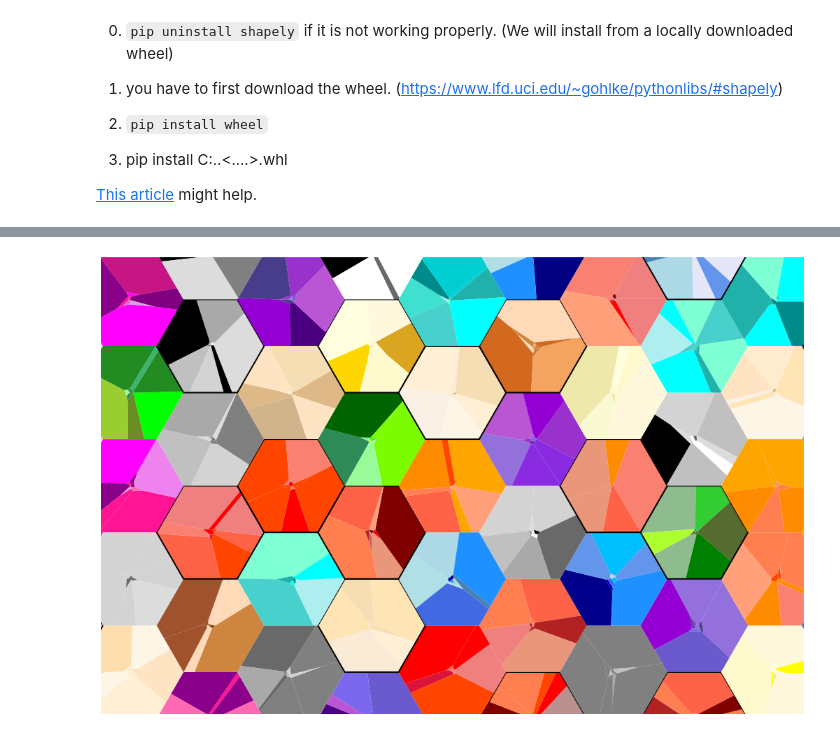
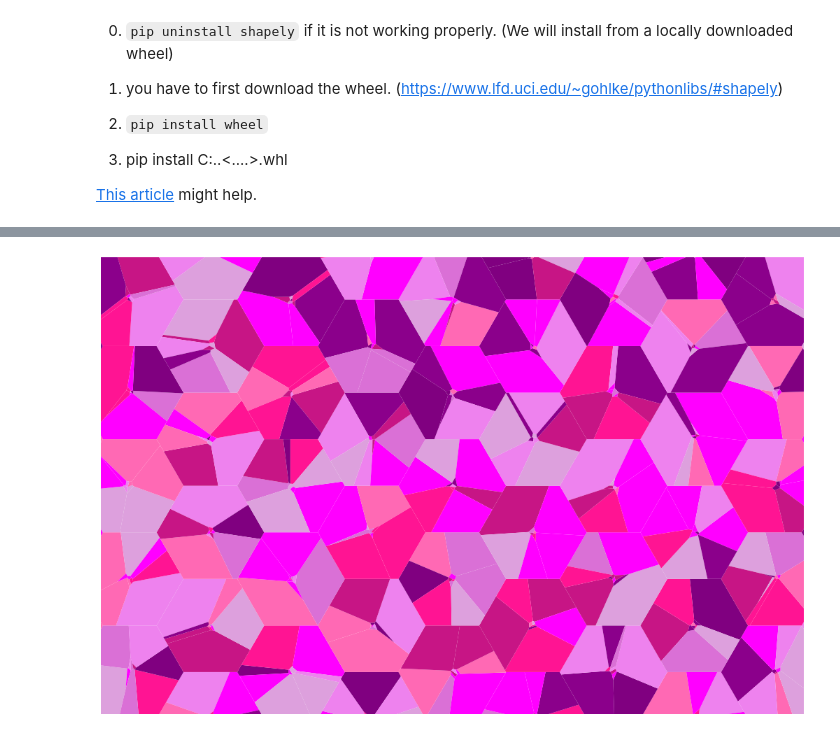
Before and after one commit to Ram-N/hexagons, a Jupyter notebook: 15.0_Example_Voronoi_Hexagons.ipynb, the cells around one changed output, grey strips where cells are left out. Cells and saved outputs as stored; diff of their text form; code cells hidden in the pictures.

```diff
--- a/15.0_Example_Voronoi_Hexagons.ipynb
+++ b/15.0_Example_Voronoi_Hexagons.ipynb
@@ -31,7 +37,7 @@ def hex_cookie_cutter(h, type='voronoi', hex_color_list=None):
     points = []
     for _ in range(10):
         interior_size=0.3
-        theta_offset = np.random.randint(9) * 10
+        theta_offset = np.random.randint(18) * 5
         dist = np.random.random() * interior_size
         i = np.random.randint(6)
         points.append( h.get_points_center_rtheta(dist, theta_offset, index=i)[0])
@@ -65,9 +71,3 @@ def hex_cookie_cutter(h, type='voronoi', hex_color_list=None):
                  #fc=get_random_color()
                  fc=get_rnd_color_from_family(hex_color_list)
                 )
-
-
-size=3
-h = Hex(10, 8, size=size)
-cookie_cutter_voronoi(h)
-plt.axis('scaled')
@@ -85,46 +82,36 @@ def main():
     bg_color = 'white'
     fc_bg = bg_color
     fig.patch.set_facecolor(fc_bg)
 
     size=2
     num_rows, num_cols = 14, 8
     hg = HexGrid(num_rows, num_cols, size, flat=True)
 
-
-    n=2
-    two_fams = get_n_random_color_families(n)
-#    logging.info(f'{n} color families chosen')
-#    logging.info(print_color_family_names(two_fams))
-
-    rndst = 98
-    rng = np.random.default_rng()
+    single_fam = get_rnd_family()
+    single_fam = PINKS
     for h in hg.hlist:
-
-        small_v_colors = get_random_color(6, low=100, high=120)
-        big_v_colors = get_random_color(6, low=rndst, high=rndst+13)
-
-        hex_cookie_cutter(h, hex_color_list=get_rnd_family()) # small_v_colors, big_v_colors, spoke_colors='red')
-        if np.random.random() < 0.25:
-            h.render(fill=None, lw=2)
+        hex_cookie_cutter(h, hex_color_list=single_fam)
+        #if np.random.random() < 0.25:
+        #    h.render(fill=None, lw=2)
 
     plt.axis('equal')
     #ax.axis('scaled')
     xclip, yclip = 0.8, 0.7
     y_range = size * 1.732 * num_rows / 4 * yclip
     x_range = size * num_cols * xclip
     ax.set_ybound(lower=-1*y_range, upper=y_range)
     ax.set_xbound(lower=-1*x_range, upper=x_range)
     plt.axis('off')
     save_file(fig,
               f'Nb15_Voronoi_',
               num_rows=num_rows,
               num_cols=num_cols
              )
 
 
     logging.info('Finished')
 
 if __name__ == '__main__':
     main()
 # %% [output]
-[figure, old version]
+[figure, new version]
```
Also changed, not shown: parts of 3 cells of this notebook, 4 other files.
